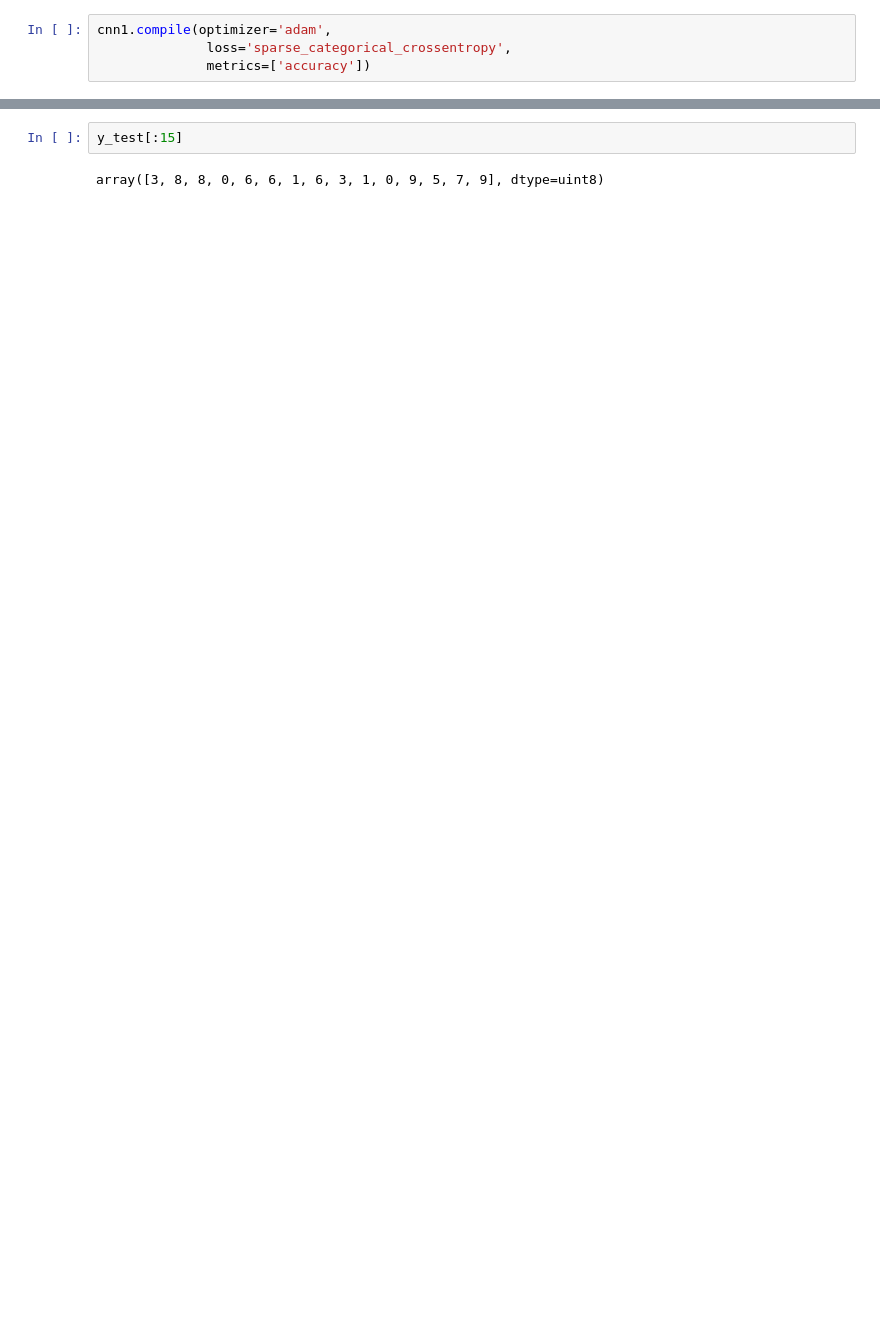
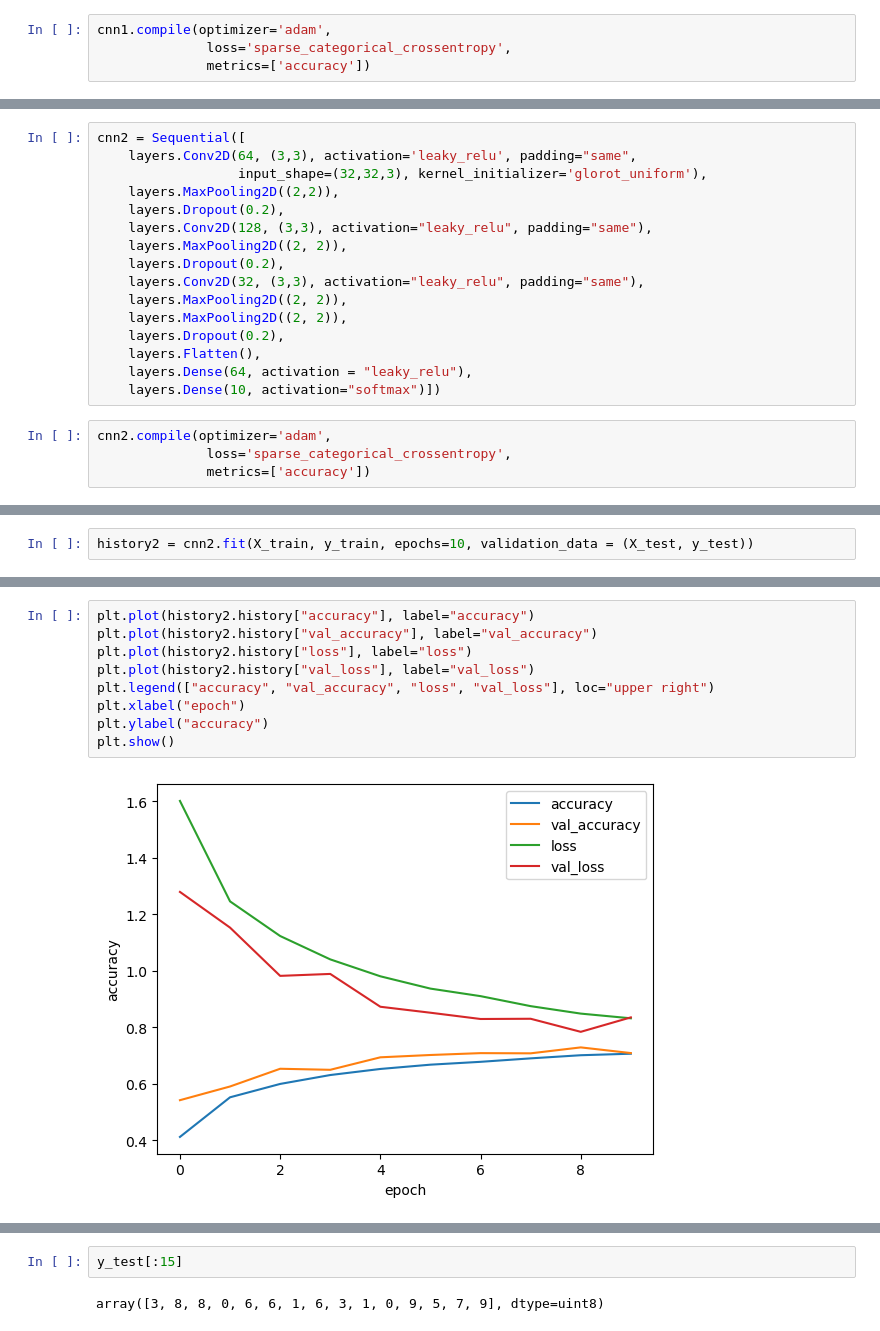
Before and after one commit to aqmery/ML, a Jupyter notebook: convolutional_neural_network/CNN.ipynb, the cells around one changed output, grey strips where cells are left out. Saved outputs shown, nothing was run; the diff lists cells and outputs as text; blank space fills up the shorter version.

```diff
--- a/convolutional_neural_network/CNN.ipynb
+++ b/convolutional_neural_network/CNN.ipynb
@@ -110,0 +186,20 @@ test accuracy: 0.7365999817848206
+# %%
+cnn2 = Sequential([
+    layers.Conv2D(64, (3,3), activation='leaky_relu', padding="same",
+                  input_shape=(32,32,3), kernel_initializer='glorot_uniform'),
+    layers.MaxPooling2D((2,2)),
+    layers.Dropout(0.2),
+    layers.Conv2D(128, (3,3), activation="leaky_relu", padding="same"),
+    layers.MaxPooling2D((2, 2)),
+    layers.Dropout(0.2),
+    layers.Conv2D(32, (3,3), activation="leaky_relu", padding="same"),
+    layers.MaxPooling2D((2, 2)),
+    layers.MaxPooling2D((2, 2)),
+    layers.Dropout(0.2),
+    layers.Flatten(),
+    layers.Dense(64, activation = "leaky_relu"),
+    layers.Dense(10, activation="softmax")])
+# %%
+cnn2.compile(optimizer='adam',
+              loss='sparse_categorical_crossentropy',
+              metrics=['accuracy'])
@@ -110,0 +226,2 @@ test accuracy: 0.7365999817848206
+# %%
+history2 = cnn2.fit(X_train, y_train, epochs=10, validation_data = (X_test, y_test))
@@ -110,0 +249,11 @@ test accuracy: 0.7365999817848206
+# %%
+plt.plot(history2.history["accuracy"], label="accuracy")
+plt.plot(history2.history["val_accuracy"], label="val_accuracy")
+plt.plot(history2.history["loss"], label="loss")
+plt.plot(history2.history["val_loss"], label="val_loss")
+plt.legend(["accuracy", "val_accuracy", "loss", "val_loss"], loc="upper right")
+plt.xlabel("epoch")
+plt.ylabel("accuracy")
+plt.show()
+# %% [output]
+[figure, added]
```
Also changed, not shown: parts of 42 cells of this notebook.
